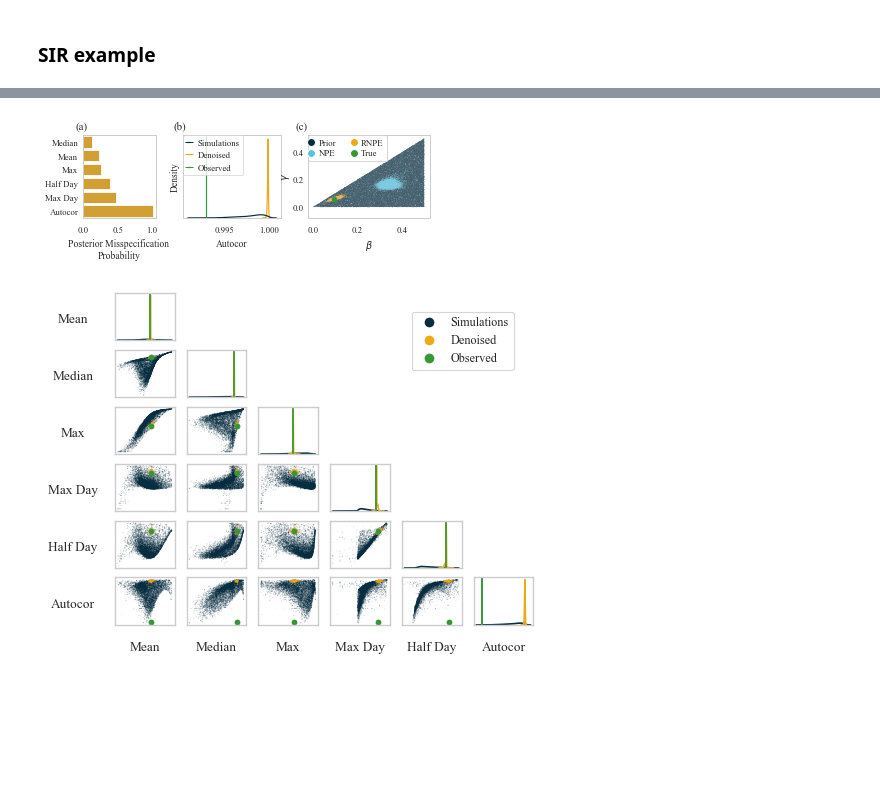
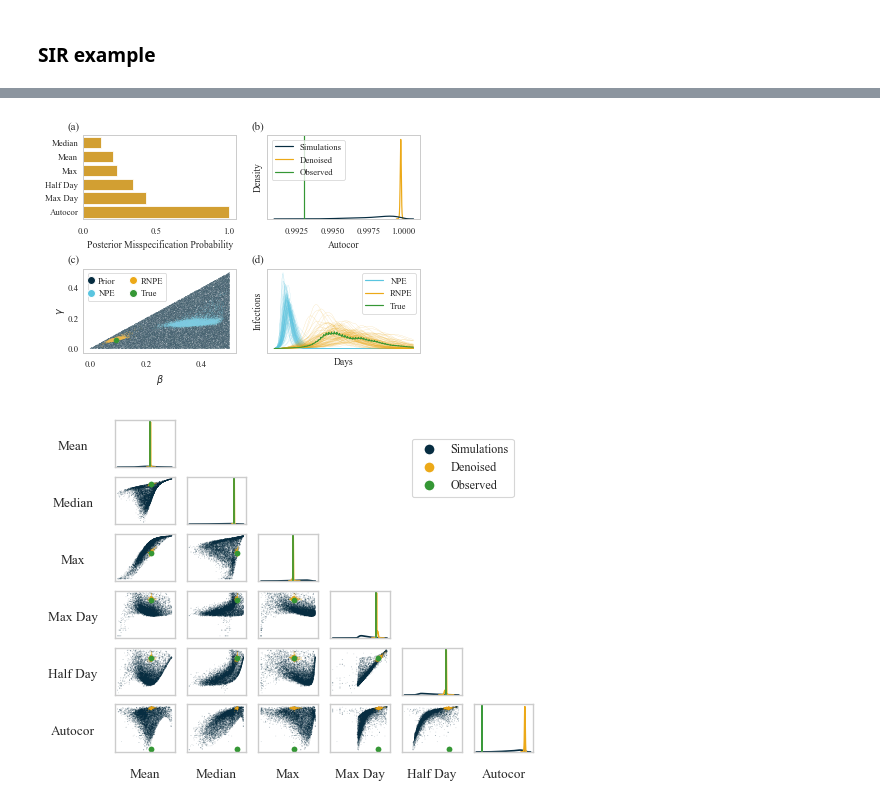
Before and after one commit to danielward27/rnpe, a Jupyter notebook: scripts/plots/plot_examples.ipynb, the cells around one changed output, grey strips where cells are left out. Drawn from its saved outputs; the diff is of its cells as text; code cells hidden in the pictures; blank space fills up the shorter version.

```diff
--- a/scripts/plots/plot_examples.ipynb
+++ b/scripts/plots/plot_examples.ipynb
@@ -32,9 +30,9 @@ def misspecified_barplot(res, ax):
     misspecified = misspecified[order]
     names = [res["names"]["x"][i] for i in order]
     sns.barplot(x=misspecified, y=names, color=colors[2], ax=ax)
-    ax.set_xlabel("Posterior Misspecification \nProbability")
+    ax.set_xlabel("Posterior Misspecification Probability")
     ax.set_xticks([0, 0.5, 1])
-    ax.tick_params(axis="y", direction="out", pad=0)
+    ax.tick_params(axis="y", direction="out")
 
 
 def missecified_density(res, ax, n = 10000):
@@ -79,12 +77,21 @@ def denoised_pairplot(res, thin_denoised = 10, legend_pos=(0.8,0.8), **kwargs):
 
     fig.set_size_inches(4, 3.5)
     return fig
+
+def get_results_dir(seed, task, misspecified=True):
+    f_name = f"{results_dir}/{task}/seed={seed}_slab_scale={slab_scale}_hyperprior={hyperprior}_misspecified={misspecified}.pickle"
+    return f_name
 # %% [markdown]
 ### SIR example
 # %%
 # Read in and format data
 from rnpe.tasks import SIR
-f_name = f"{results_dir}/SIR/2_{slab_scale}_{hyperprior}.pickle"
+f_name = get_results_dir(2, "SIR")
 with open(f_name, "rb") as f:
     res = pickle.load(f)
-task = SIR()
+task = SIR("../..")
+
+# simulate for posterior predictive plot
+key1, key2 = random.split(random.PRNGKey(0))
+npe_pp = task.simulate(key1, res["posterior_samples"]["NPE"][::100], summarise=False)
+rnpe_pp = task.simulate(key2, res["posterior_samples"]["RNPE"][::100], summarise=False)
@@ -110,43 +136,53 @@ for source, samples in thetas_d.items():
 thetas = pd.concat(thetas)
 # %%
 # Plot
-fig, ax = plt.subplots(1, 3, figsize=(5.5, 2), gridspec_kw={'width_ratios': [0.6, 0.8, 1]})
+fig, axs = plt.subplots(2, 2, figsize=(5.5, 4))
 plt. subplots_adjust()
 
-misspecified_barplot(res, ax[0]) # a
-missecified_density(res, ax[1]) # b
+misspecified_barplot(res, axs[0, 0]) # a
+missecified_density(res, axs[0, 1]) # b
 handles = get_manual_legend(["Simulations", "Denoised", "Observed"], [colors[0], colors[2], colors[-1]], marker="_")
-ax[1].legend(handles=handles, borderaxespad=0 , handlelength=0.4)
+axs[0, 1].legend(handles=handles, loc="upper left")
 
 # plot c
 sns.scatterplot(
     x=res["names"]["theta"][0],
     y=res["names"]["theta"][1],
     data=thetas,
     hue="Source",
-    ax=ax[2],
+    ax=axs[1,0],
     s=0.2,
     palette=[colors[0], colors[1], colors[2]],
     rasterized=True
 )
-ax[2].scatter(x=res["data"]["theta_true"][0], y=res["data"]["theta_true"][1], color=colors[-1])
-ax[2].get_legend().set_title(None)
+axs[1,0].scatter(x=res["data"]["theta_true"][0], y=res["data"]["theta_true"][1], color=colors[-1])
+axs[1,0].get_legend().set_title(None)
 handles = get_manual_legend(["Prior", "NPE", "RNPE", "True"], colors)
-ax[2].legend(handles=handles, borderaxespad=0, loc="upper left", ncol=2, handlelength=0, labelspacing=0.3, framealpha=1)
-ax[2].tick_params(axis="y", direction="out", pad=0)
-ax[2].set_ylabel(ax[2].get_ylabel(), labelpad=0)
+axs[1,0].legend(handles=handles, ncol=2, handlelength=0)
+axs[1,0].tick_params(axis="y", direction="out", pad=0)
+axs[1,0].set_ylabel(axs[1,0].get_ylabel(), labelpad=0)
 
-for n, ax in enumerate(ax):
+for n, ax in enumerate(axs.ravel()):
     ax.text(-0.1, 1.08, f"({string.ascii_lowercase[n]})", transform=ax.transAxes,
             size=11)
-plt.subplots_adjust(left=0.115,
-                    bottom=0.3,
-                    right=0.99,
-                    top=0.875,
-                    wspace=0.28)
+
+# Plot posterior predictive
+axs[1, 1].set_xticks([])
+axs[1, 1].set_yticks([])
+axs[1, 1].set_xlabel("Days")
+axs[1, 1].set_ylabel("Infections")
+axs[1, 1].plot(npe_pp.T, linewidth=0.1, color=colors[1])
+axs[1, 1].plot(rnpe_pp.T, linewidth=0.1, color=colors[2])
+axs[1, 1].plot(res["data"]["y_raw"].T, linewidth=1, color=colors[3])
+handles = get_manual_legend(["NPE", "RNPE", "True"], colors[1:], marker="_")
+axs[1,1].legend(handles=handles)
+
+fig.tight_layout()
+fig.subplots_adjust(wspace=0.2, hspace=0.6)
+
 plt.savefig(f"{results_dir}/plots/sir_example.pdf", dpi=600)
 # %% [output]
-[figure, old version]
+[figure, new version]
 # %%
 ## Pairplot
 fig = denoised_pairplot(res, legend_pos=(0.875, 0.85));
```
Also changed, not shown: parts of 9 cells of this notebook, 17 other files.
